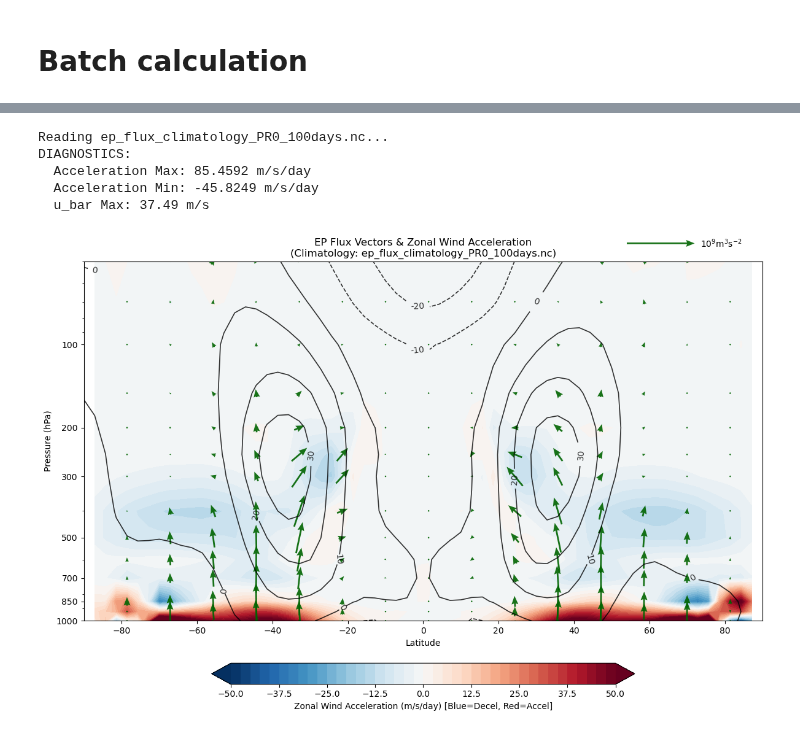
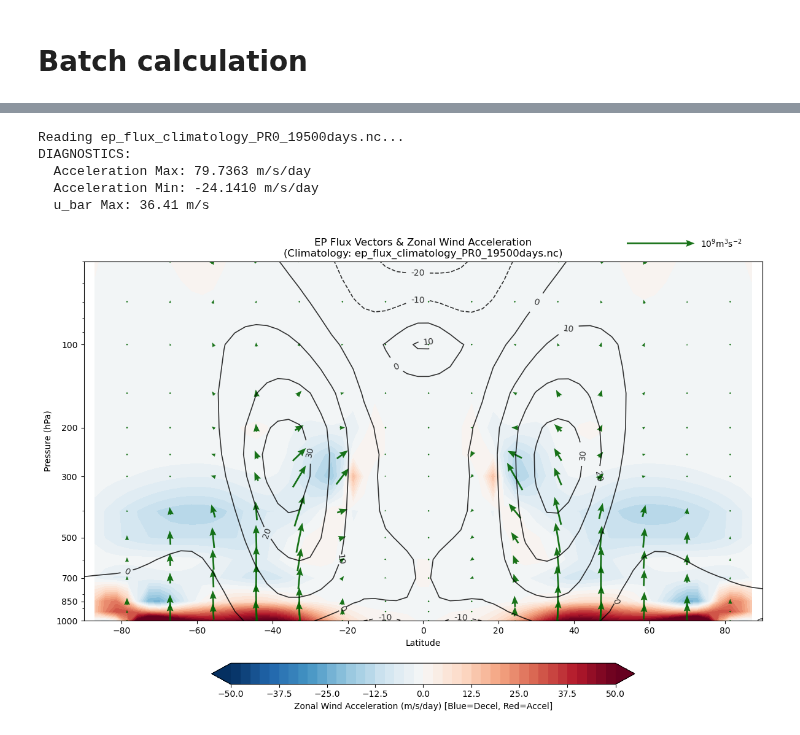
Before and after one commit to PeterChang1023/Moist_Dycore, a Jupyter notebook: IdealizeSpetral.jl/exp/HSt42/EP_flux_Kai_RA.ipynb, the cells around one changed output, grey strips where cells are left out. Cells and saved outputs as stored; diff of their text form; code cells hidden in the pictures.

Commit message:
update EP flux with positive time index calculate and test already

```diff
--- a/IdealizeSpetral.jl/exp/HSt42/EP_flux_Kai_RA.ipynb
+++ b/IdealizeSpetral.jl/exp/HSt42/EP_flux_Kai_RA.ipynb
@@ -590,8 +583,8 @@ import numpy as np
 # --- Configuration ---
 # Update this to match the file output from the batch script
 # FILENAME = "ep_flux_climatology_PR0_19500days.nc"
-FILENAME = f"ep_flux_climatology_PR0_{TOTAL_DAYS}days.nc"
-
+# FILENAME = f"ep_flux_climatology_PR0_{TOTAL_DAYS}days.nc"
+FILENAME = "ep_flux_climatology_PR0_19500days.nc"
 
 def plot_ep_flux_climatology(filename):
     print(f"Reading {filename}...")
@@ -692,35 +685,35 @@ def plot_ep_flux_climatology(filename):
                   alpha=0.9,
                   width=0.0025,
                   headwidth=4,
                   scale=vector_scale,
                   pivot='mid')
 
     # Reference Key
     ax.quiverkey(Q, 0.9, 1.05, 1e9, r'$10^9 \mathrm{m}^3 \mathrm{s}^{-2}$', labelpos='E', coordinates='axes')
 
     # D. Axis Formatting
     ax.set_yscale('log')
     ax.set_ylim(100000, 5000) # 1000 hPa to 50 hPa
     # ax.invert_yaxis() # Log scale usually handles direction, but check output
 
     ax.yaxis.set_major_formatter(ticker.ScalarFormatter())
     ax.set_yticks([100000, 85000, 70000, 50000, 30000, 20000, 10000])
     ax.set_yticklabels(['1000', '850', '700', '500', '300', '200', '100'])
 
     ax.set_title(f'EP Flux Vectors & Zonal Wind Acceleration\n(Climatology: {FILENAME})')
     ax.set_xlabel('Latitude')
     ax.set_ylabel('Pressure (hPa)')
 
     plt.tight_layout()
     plt.show()
 
 # --- Execution ---
 if __name__ == "__main__":
     plot_ep_flux_climatology(FILENAME)
 # %% [output]
-Reading ep_flux_climatology_PR0_100days.nc...
+Reading ep_flux_climatology_PR0_19500days.nc...
 DIAGNOSTICS:
-  Acceleration Max: 85.4592 m/s/day
-  Acceleration Min: -45.8249 m/s/day
-  u_bar Max: 37.49 m/s
+  Acceleration Max: 79.7363 m/s/day
+  Acceleration Min: -24.1410 m/s/day
+  u_bar Max: 36.41 m/s
-[figure, old version]
+[figure, new version]
```
Also changed, not shown: parts of 8 cells of this notebook.
